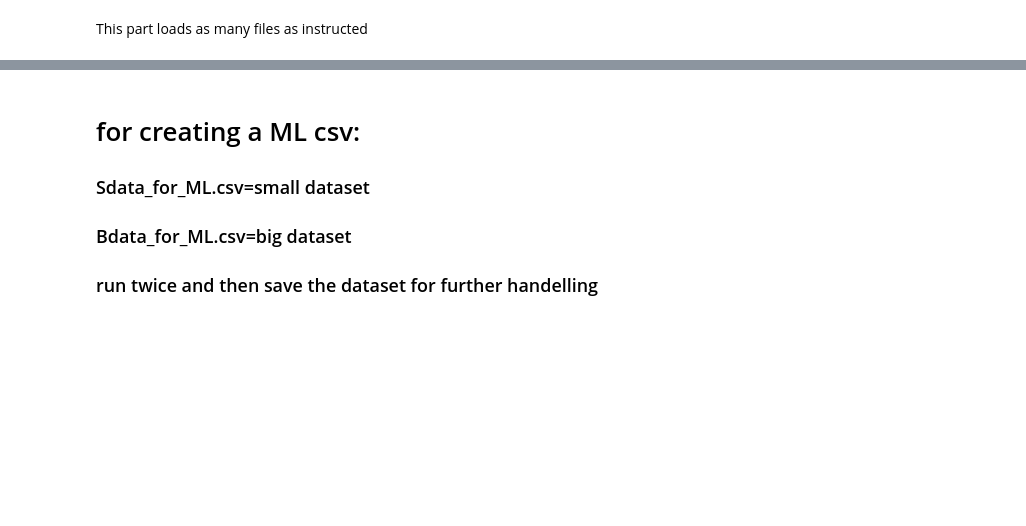
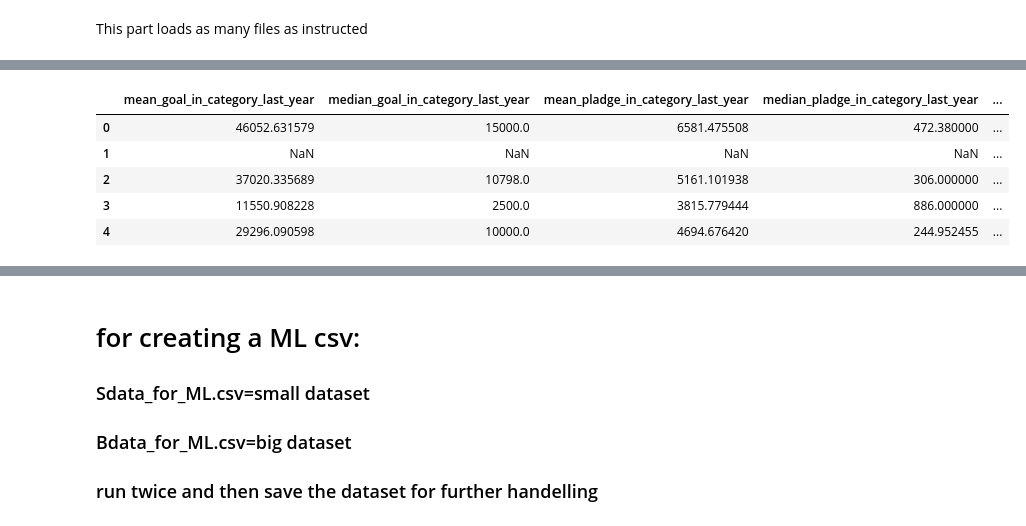
Before and after one commit to etoister/Kickstarter, a Jupyter notebook: Kicker Oracle-Raw Data.ipynb, the cells around one changed output, grey strips where cells are left out. Saved outputs shown, nothing was run; the diff lists cells and outputs as text; code cells hidden in the pictures; blank space fills up the shorter version.

```diff
--- a/Kicker Oracle-Raw Data.ipynb
+++ b/Kicker Oracle-Raw Data.ipynb
@@ -256,0 +262,64 @@ memory usage: 1.2+ MB
+# %%
+def getRangeMed(cat,end,week):
+    global pbar
+    pob = frames[cat]
+    start = end - pd.DateOffset(weeks = week)
+    value = pob.iloc[pob['launched_at'].searchsorted(start)[0]:pob['launched_at'].searchsorted(end)[0]]['goal'].median()
+    pbar.update()
+    return value
+data['median_goal_in_category_last_year'] = data.apply(lambda x: getRangeMed(x['category.slug'],x['launched_at'],52),axis = 1)
+
+def getRangeMean(cat,end,week):
+    global pbar
+    pob = frames[cat]
+    start = end - pd.DateOffset(weeks = week)
+    value = pob.iloc[pob['launched_at'].searchsorted(start)[0]:pob['launched_at'].searchsorted(end)[0]]['goal'].mean()
+    pbar.update()
+    return value
+data['mean_goal_in_category_last_year'] = data.apply(lambda x: getRangeMean(x['category.slug'],x['launched_at'],52),axis = 1)
+
+def getRangePledgeMean(cat,end,week):
+    global pbar
+    pob = frames[cat]
+    start = end - pd.DateOffset(weeks = week)
+    value = pob.iloc[pob['launched_at'].searchsorted(start)[0]:pob['launched_at'].searchsorted(end)[0]]['usd_pledged'].mean()
+    pbar.update()
+    return value
+data['mean_pladge_in_category_last_year'] = data.apply(lambda x: getRangePledgeMean(x['category.slug'],x['launched_at'],52),axis = 1)
+
+def getRangePledgeMed(cat,end,week):
+    global pbar
+    pob = frames[cat]
+    start = end - pd.DateOffset(weeks = week)
+    value = pob.iloc[pob['launched_at'].searchsorted(start)[0]:pob['launched_at'].searchsorted(end)[0]]['usd_pledged'].median()
+    pbar.update()
+    return value
+data['median_pladge_in_category_last_year'] = data.apply(lambda x: getRangePledgeMed(x['category.slug'],x['launched_at'],52),axis = 1)
+
+def getRangePledgePMean(cat,end,week):
+    global pbar
+    pob = frames[cat]
+    start = end - pd.DateOffset(weeks = week)
+    value = pob.iloc[pob['launched_at'].searchsorted(start)[0]:pob['launched_at'].searchsorted(end)[0]]['pledge_perc'].mean()
+    pbar.update()
+    return value
+data['mean_pladgePerc_in_category_last_year'] = data.apply(lambda x: getRangePledgePMean(x['category.slug'],x['launched_at'],52),axis = 1)
+
+def getRangePledgePMed(cat,end,week):
+    global pbar
+    pob = frames[cat]
+    start = end - pd.DateOffset(weeks = week)
+    value = pob.iloc[pob['launched_at'].searchsorted(start)[0]:pob['launched_at'].searchsorted(end)[0]]['pledge_perc'].median()
+    pbar.update()
+    return value
+data['median_pladgePerc_in_category_last_year'] = data.apply(lambda x: getRangePledgePMed(x['category.slug'],x['launched_at'],52),axis = 1)
+
+data[['mean_goal_in_category_last_year',
+      'median_goal_in_category_last_year',
+      'mean_pladge_in_category_last_year',
+      'median_pladge_in_category_last_year',
+      'mean_pladgePerc_in_category_last_year',
+      'median_pladgePerc_in_category_last_year',
+      'category.slug']].head()
+#data.to_csv('check.csv')
+# %% [output]
@@ -257,3 +327,9 @@ memory usage: 1.2+ MB
+|  | mean_goal_in_category_last_year | median_goal_in_category_last_year | mean_pladge_in_category_last_year | median_pladge_in_category_last_year | ... |
+| 0 | 46052.631579 | 15000.0 | 6581.475508 | 472.380000 | ... |
+| 1 | NaN | NaN | NaN | NaN | ... |
+| 2 | 37020.335689 | 10798.0 | 5161.101938 | 306.000000 | ... |
+| 3 | 11550.908228 | 2500.0 | 3815.779444 | 886.000000 | ... |
+| 4 | 29296.090598 | 10000.0 | 4694.676420 | 244.952455 | ... |
 # %%
 def engineer_features(data):
     #make state 1 or 0
```
Also changed, not shown: parts of 16 cells of this notebook.
